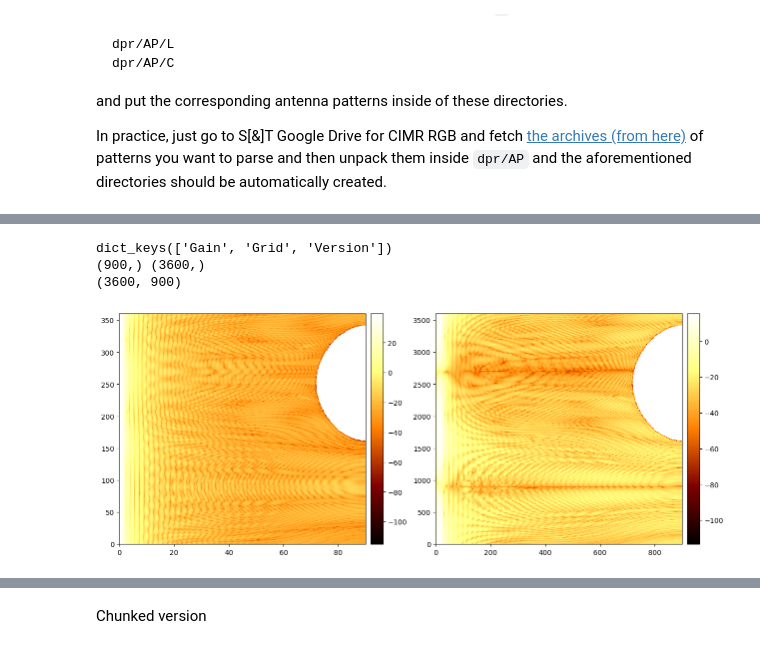
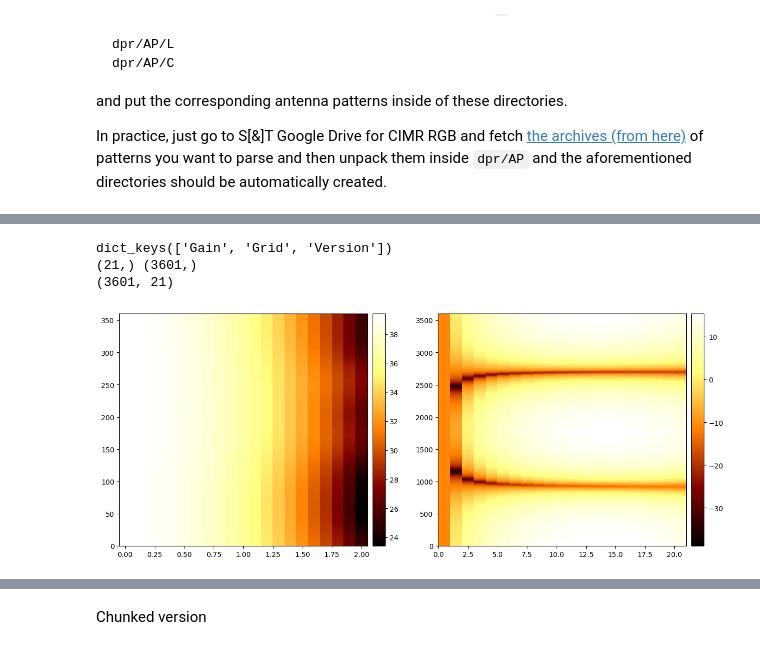
Before and after one commit to S-T-Norway/CIMR-RGB, a Jupyter notebook: notebooks/JB1 - Antenna_pattern_notes/CIMR_Antenna_Patterns_Format.ipynb, the cells around one changed output, grey strips where cells are left out. Saved outputs shown, nothing was run; the diff lists cells and outputs as text; code cells hidden in the pictures.

```diff
--- a/notebooks/JB1 - Antenna_pattern_notes/CIMR_Antenna_Patterns_Format.ipynb
+++ b/notebooks/JB1 - Antenna_pattern_notes/CIMR_Antenna_Patterns_Format.ipynb
@@ -238,5 +239,6 @@ The root of the repo is: /home/eva-v3/Desktop/ubuntu-22.04/cimr
 # %%
-outfile_hdf = f"{root_dir}/output/cimr_grasp/parsed/v0.6.3/CIMR-OAP-FR-L1-UVv0.6.3.h5"
+#outfile_hdf = f"{root_dir}/output/cimr_grasp/parsed/v1.0.0/CIMR-OAP-FR-L0-UVv1.0.0.h5"
+outfile_hdf = f"{root_dir}/output/cimr_grasp/parsed/v1.0.0/CIMR-OAP-FR-Ka5-UVv1.0.0.h5"
 
 # Open the HDF5 file and load it into a dictionary
 with h5py.File(outfile_hdf, 'r') as hdf5_file:
@@ -330,5 +320,6 @@ dict_keys(['Gain', 'Grid', 'Version'])
 # %%
-outfile_hdf = f"{root_dir}/output/cimr_grasp/preprocessed/v0.6.3/CIMR-PAP-FR-L1-TPv0.6.3.h5"
+#outfile_hdf = f"{root_dir}/output/cimr_grasp/preprocessed/v1.0.0/CIMR-PAP-FR-Ka5-TPv1.0.0.h5"
+outfile_hdf = f"{root_dir}/output/cimr_grasp/preprocessed/v1.0.0/CIMR-PAP-FR-L0-TPv1.0.0.h5"
 
 # Open the HDF5 file and load it into a dictionary
 with h5py.File(outfile_hdf, 'r') as hdf5_file:
@@ -386,36 +377,36 @@ print(np.shape(Ghh))
 
 cmap = plt.get_cmap('afmhot')
 fig, axes = plt.subplots(1, 2, figsize=(15,6))
 Z_plt = 10 * np.log10(np.abs(Ghh)**2)
 pcm2 = axes[0].pcolor(theta, phi, Z_plt, shading='auto', cmap=cmap)
 
 divider = make_axes_locatable(axes[0])
 cax = divider.append_axes("right", size="5%", pad=0.1)
 cbar = fig.colorbar(pcm2, cax=cax)
 
 #pcm2 = axes[0].imshow(theta)
 
 #pcm2 = axes[1].imshow(phi)
 
 #pcm2 = axes[0].pcolor(Z_plt, shading='auto', cmap=cmap)
 #axes[0].set_title(r'Band: C, Horn: 1, Half-Space: Both $(|R_x|^2 + |C_x|^2)$')
 
 Z_plt = 10 * np.log10(np.abs(Ghv)**2)
 pcm2 = axes[1].pcolor(theta, phi, Z_plt, shading='auto', cmap=cmap)
 pcm2 = axes[1].pcolor(Z_plt, shading='auto', cmap=cmap)
 
 # Create a shared color bar
 divider = make_axes_locatable(axes[1])
 cax = divider.append_axes("right", size="5%", pad=0.1)
 cbar = fig.colorbar(pcm2, cax=cax)
 
 #plt.savefig(f'{imgsdir}/CIMR-PAP-FR-L1-TPv0.3.png', dpi=300)
 plt.show()
 # %% [output]
 dict_keys(['Gain', 'Grid', 'Version'])
-(900,) (3600,)
-(3600, 900)
+(21,) (3601,)
+(3601, 21)
-[figure, old version]
+[figure, new version]
 # %% [markdown]
 ### Chunking
 
```
Also changed, not shown: parts of 2 cells of this notebook, 3 other files.
